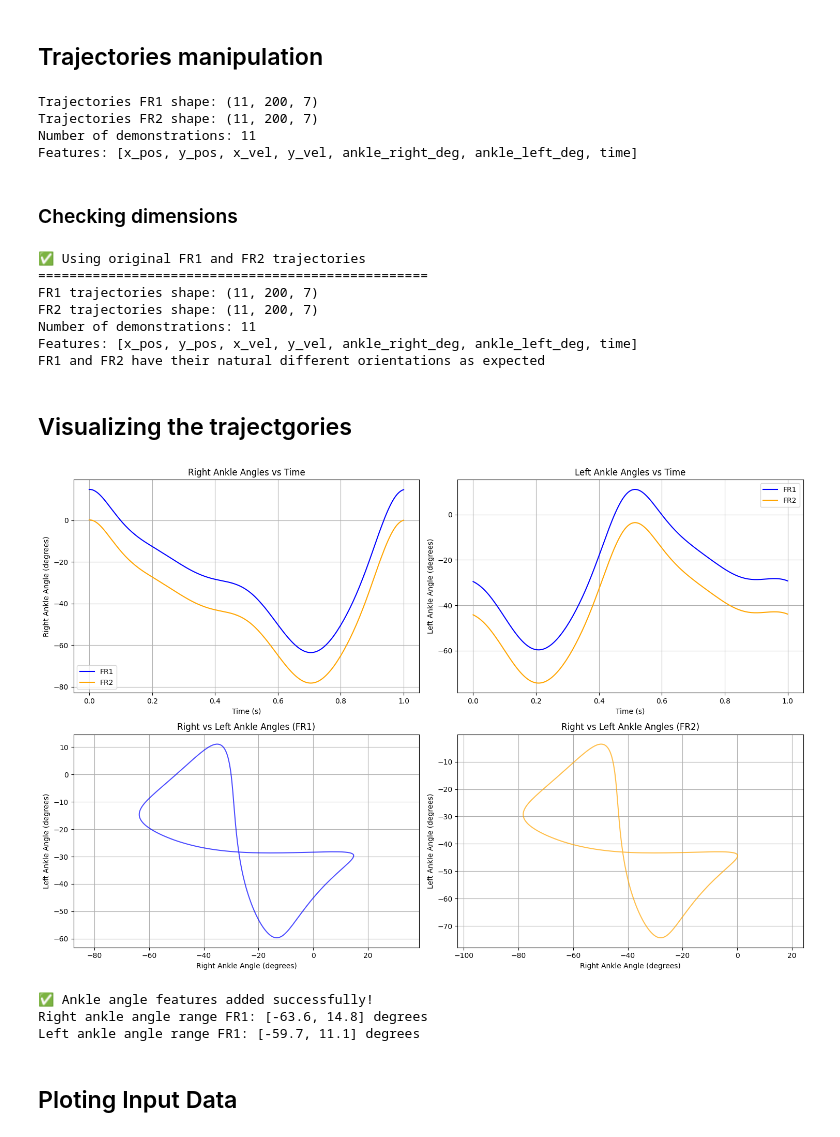
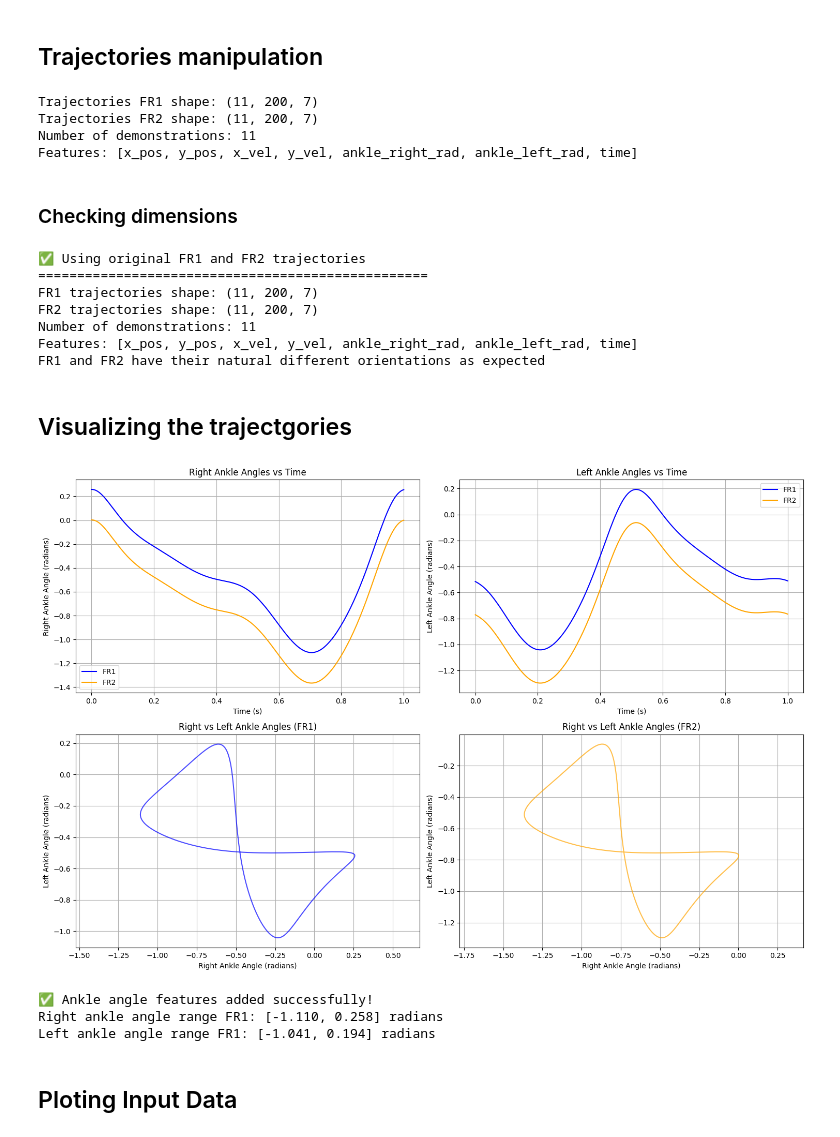
Before and after one commit to cocorock/Gait-analysis-coupled, a Jupyter notebook: TaskPaGMMM/examples/gait_example_modifiedV2.ipynb, the cells around one changed output. Cells and saved outputs as stored; diff of their text form; code cells hidden in the pictures.

```diff
--- a/TaskPaGMMM/examples/gait_example_modifiedV2.ipynb
+++ b/TaskPaGMMM/examples/gait_example_modifiedV2.ipynb
@@ -39,25 +41,27 @@ for demo_fr1, demo_fr2 in zip(fr1_data, fr2_data):
     # For FR1: right ankle position, velocity, and angle data with time
     pos_fr1 = np.array(demo_fr1['right_ankle_pos']).T  # Shape: (200, 2)
     vel_fr1 = np.array(demo_fr1['right_ankle_vel']).T  # Shape: (200, 2)
-    ankle_right_deg_fr1 = np.array(demo_fr1['ankle_right_deg']).reshape(-1, 1)  # Shape: (200, 1)
-    ankle_left_deg_fr1 = np.array(demo_fr1['ankle_left_deg']).reshape(-1, 1)   # Shape: (200, 1)
+    # Convert ankle angles from degrees to radians at the source
+    ankle_right_rad_fr1 = np.deg2rad(np.array(demo_fr1['ankle_right_deg'])).reshape(-1, 1)  # Shape: (200, 1)
+    ankle_left_rad_fr1 = np.deg2rad(np.array(demo_fr1['ankle_left_deg'])).reshape(-1, 1)   # Shape: (200, 1)
 
     # Create time vector for this demonstration
     num_steps = pos_fr1.shape[0]
     time_demo = np.linspace(0, 1, num_steps).reshape(-1, 1)
 
-    # Stack features: [x_pos, y_pos, x_vel, y_vel, ankle_right_deg, ankle_left_deg, time]
-    traj1 = np.hstack([pos_fr1, vel_fr1, ankle_right_deg_fr1, ankle_left_deg_fr1, time_demo])
+    # Stack features: [x_pos, y_pos, x_vel, y_vel, ankle_right_rad, ankle_left_rad, time]
+    traj1 = np.hstack([pos_fr1, vel_fr1, ankle_right_rad_fr1, ankle_left_rad_fr1, time_demo])
     trajectories_fr1.append(traj1)
 
     # For FR2: right ankle position, velocity, and angle data with time
     pos_fr2 = np.array(demo_fr2['right_ankle_pos']).T  # Shape: (200, 2)
     vel_fr2 = np.array(demo_fr2['right_ankle_vel']).T  # Shape: (200, 2)
-    ankle_right_deg_fr2 = np.array(demo_fr2['ankle_right_deg']).reshape(-1, 1)  # Shape: (200, 1)
-    ankle_left_deg_fr2 = np.array(demo_fr2['ankle_left_deg']).reshape(-1, 1)   # Shape: (200, 1)
+    # Convert ankle angles from degrees to radians at the source
+    ankle_right_rad_fr2 = np.deg2rad(np.array(demo_fr2['ankle_right_deg'])).reshape(-1, 1)  # Shape: (200, 1)
+    ankle_left_rad_fr2 = np.deg2rad(np.array(demo_fr2['ankle_left_deg'])).reshape(-1, 1)   # Shape: (200, 1)
 
-    # Stack features: [x_pos, y_pos, x_vel, y_vel, ankle_right_deg, ankle_left_deg, time]
-    traj2 = np.hstack([pos_fr2, vel_fr2, ankle_right_deg_fr2, ankle_left_deg_fr2, time_demo])
+    # Stack features: [x_pos, y_pos, x_vel, y_vel, ankle_right_rad, ankle_left_rad, time]
+    traj2 = np.hstack([pos_fr2, vel_fr2, ankle_right_rad_fr2, ankle_left_rad_fr2, time_demo])
     trajectories_fr2.append(traj2)
 
 # Convert lists to numpy arrays
@@ -67,12 +71,12 @@ trajectories_fr2 = np.array(trajectories_fr2)
 print(f"Trajectories FR1 shape: {trajectories_fr1.shape}")
 print(f"Trajectories FR2 shape: {trajectories_fr2.shape}")
 print(f"Number of demonstrations: {len(trajectories_fr1)}")
-print(f"Features: [x_pos, y_pos, x_vel, y_vel, ankle_right_deg, ankle_left_deg, time]")
+print(f"Features: [x_pos, y_pos, x_vel, y_vel, ankle_right_rad, ankle_left_rad, time]")
 # %% [output]
 Trajectories FR1 shape: (11, 200, 7)
 Trajectories FR2 shape: (11, 200, 7)
 Number of demonstrations: 11
-Features: [x_pos, y_pos, x_vel, y_vel, ankle_right_deg, ankle_left_deg, time]
+Features: [x_pos, y_pos, x_vel, y_vel, ankle_right_rad, ankle_left_rad, time]
 # %% [markdown]
 ### Checking dimensions
 # %%
@@ -86,7 +90,7 @@ print("="*50)
 print(f"FR1 trajectories shape: {trajectories_fr1.shape}")
 print(f"FR2 trajectories shape: {trajectories_fr2.shape}")
 print(f"Number of demonstrations: {len(trajectories_fr1)}")
-print(f"Features: [x_pos, y_pos, x_vel, y_vel, ankle_right_deg, ankle_left_deg, time]")
+print(f"Features: [x_pos, y_pos, x_vel, y_vel, ankle_right_rad, ankle_left_rad, time]")
 print("FR1 and FR2 have their natural different orientations as expected")
 # %% [output]
 ✅ Using original FR1 and FR2 trajectories
@@ -94,7 +98,7 @@ print("FR1 and FR2 have their natural different orientations as expected")
 FR1 trajectories shape: (11, 200, 7)
 FR2 trajectories shape: (11, 200, 7)
 Number of demonstrations: 11
-Features: [x_pos, y_pos, x_vel, y_vel, ankle_right_deg, ankle_left_deg, time]
+Features: [x_pos, y_pos, x_vel, y_vel, ankle_right_rad, ankle_left_rad, time]
 FR1 and FR2 have their natural different orientations as expected
 # %% [markdown]
 ## Visualizing the trajectgories
@@ -107,46 +111,46 @@ axes[0, 0].set_title('Right Ankle Angles vs Time')
 axes[0, 0].plot(trajectories_fr1[0][:, -1], trajectories_fr1[0][:, 4], label='FR1', color='blue')
 axes[0, 0].plot(trajectories_fr2[0][:, -1], trajectories_fr2[0][:, 4], label='FR2', color='orange')
 axes[0, 0].set_xlabel('Time (s)')
-axes[0, 0].set_ylabel('Right Ankle Angle (degrees)')
+axes[0, 0].set_ylabel('Right Ankle Angle (radians)')
 axes[0, 0].legend()
 axes[0, 0].grid()
 
 # Plot ankle left angles over time for both frames
 axes[0, 1].set_title('Left Ankle Angles vs Time')
 axes[0, 1].plot(trajectories_fr1[0][:, -1], trajectories_fr1[0][:, 5], label='FR1', color='blue')
 axes[0, 1].plot(trajectories_fr2[0][:, -1], trajectories_fr2[0][:, 5], label='FR2', color='orange')
 axes[0, 1].set_xlabel('Time (s)')
-axes[0, 1].set_ylabel('Left Ankle Angle (degrees)')
+axes[0, 1].set_ylabel('Left Ankle Angle (radians)')
 axes[0, 1].legend()
 axes[0, 1].grid()
 
 # Plot right vs left ankle angles for FR1
 axes[1, 0].set_title('Right vs Left Ankle Angles (FR1)')
 axes[1, 0].plot(trajectories_fr1[0][:, 4], trajectories_fr1[0][:, 5], 'b-', alpha=0.7)
-axes[1, 0].set_xlabel('Right Ankle Angle (degrees)')
-axes[1, 0].set_ylabel('Left Ankle Angle (degrees)')
+axes[1, 0].set_xlabel('Right Ankle Angle (radians)')
+axes[1, 0].set_ylabel('Left Ankle Angle (radians)')
 axes[1, 0].grid()
 axes[1, 0].axis('equal')
 
 # Plot right vs left ankle angles for FR2
 axes[1, 1].set_title('Right vs Left Ankle Angles (FR2)')
 axes[1, 1].plot(trajectories_fr2[0][:, 4], trajectories_fr2[0][:, 5], 'orange', alpha=0.7)
-axes[1, 1].set_xlabel('Right Ankle Angle (degrees)')
-axes[1, 1].set_ylabel('Left Ankle Angle (degrees)')
+axes[1, 1].set_xlabel('Right Ankle Angle (radians)')
+axes[1, 1].set_ylabel('Left Ankle Angle (radians)')
 axes[1, 1].grid()
 axes[1, 1].axis('equal')
 
 plt.tight_layout()
 plt.show()
 
 print("✅ Ankle angle features added successfully!")
-print(f"Right ankle angle range FR1: [{trajectories_fr1[0][:, 4].min():.1f}, {trajectories_fr1[0][:, 4].max():.1f}] degrees")
-print(f"Left ankle angle range FR1: [{trajectories_fr1[0][:, 5].min():.1f}, {trajectories_fr1[0][:, 5].max():.1f}] degrees")
+print(f"Right ankle angle range FR1: [{trajectories_fr1[0][:, 4].min():.3f}, {trajectories_fr1[0][:, 4].max():.3f}] radians")
+print(f"Left ankle angle range FR1: [{trajectories_fr1[0][:, 5].min():.3f}, {trajectories_fr1[0][:, 5].max():.3f}] radians")
 # %% [output]
-[figure, old version]
+[figure, new version]
 ✅ Ankle angle features added successfully!
-Right ankle angle range FR1: [-63.6, 14.8] degrees
-Left ankle angle range FR1: [-59.7, 11.1] degrees
+Right ankle angle range FR1: [-1.110, 0.258] radians
+Left ankle angle range FR1: [-1.041, 0.194] radians
 # %% [markdown]
 ## Ploting Input Data
 # %%
```
Also changed, not shown: parts of 17 cells of this notebook.
